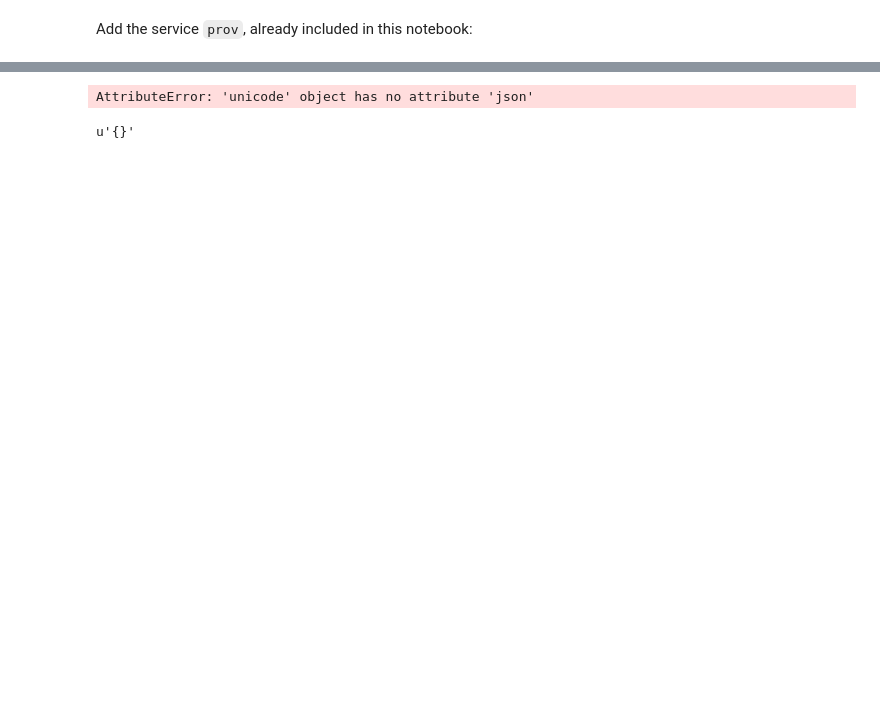
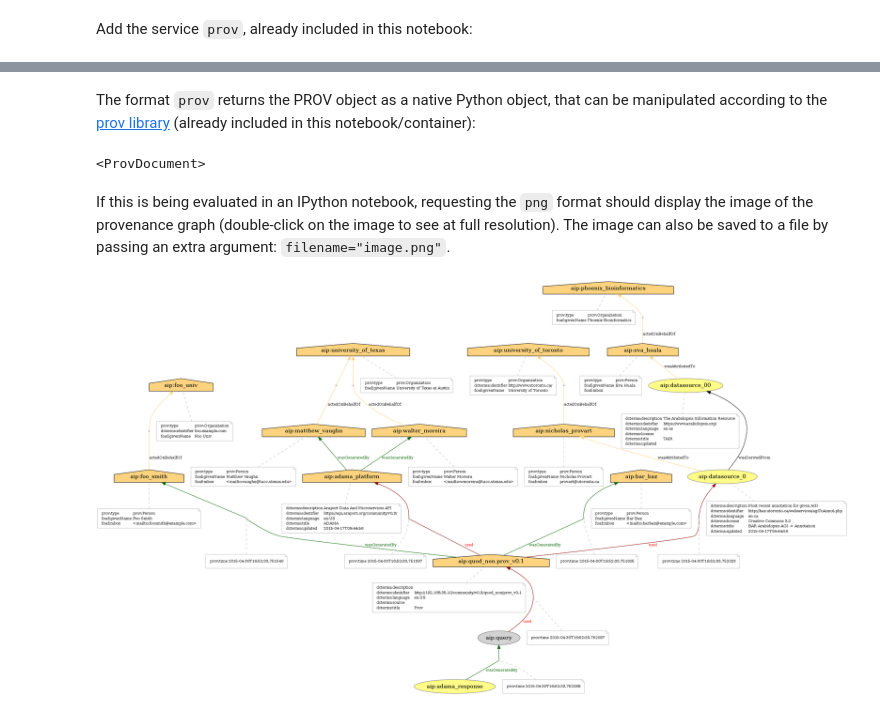
Before and after one commit to Arabidopsis-Information-Portal/adamalib, a Jupyter notebook: notebooks/Provenance.ipynb, the cells around one changed output, grey strips where cells are left out. Cells and saved outputs as stored; diff of their text form; code cells hidden in the pictures; blank space fills up the shorter version.

Commit message:
Improve provenance notebook examples

```diff
--- a/notebooks/Provenance.ipynb
+++ b/notebooks/Provenance.ipynb
@@ -59,8 +58,12 @@ u'"{}"\n'
-# %%
-_.json()
-# %% [output]
-AttributeError: 'unicode' object has no attribute 'json'
-# %%
-_10.json()
-# %% [output]
-u'{}'
+# %% [markdown]
+The format `prov` returns the PROV object as a native Python object, that can be manipulated according to the [prov library](http://prov.readthedocs.org/en/latest/) (already included in this notebook/container):
+# %%
+result.prov(format='prov')
+# %% [output]
+<ProvDocument>
+# %% [markdown]
+If this is being evaluated in an IPython notebook, requesting the `png` format should display the image of the provenance graph (double-click on the image to see at full resolution).  The image can also be saved to a file by passing an extra argument: `filename="image.png"`.
+# %%
+result.prov(format='png')
+# %% [output]
+[figure, added]
```
Also changed, not shown: parts of 13 cells of this notebook.
